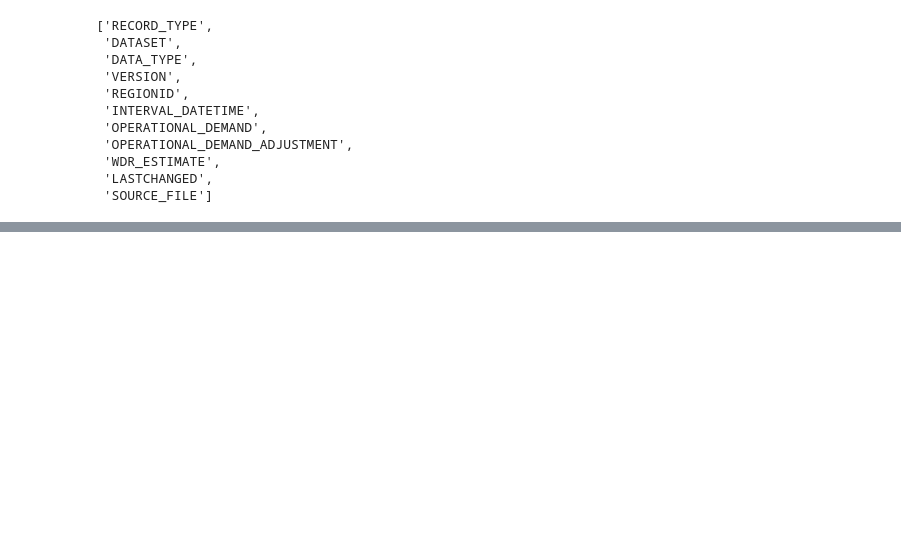
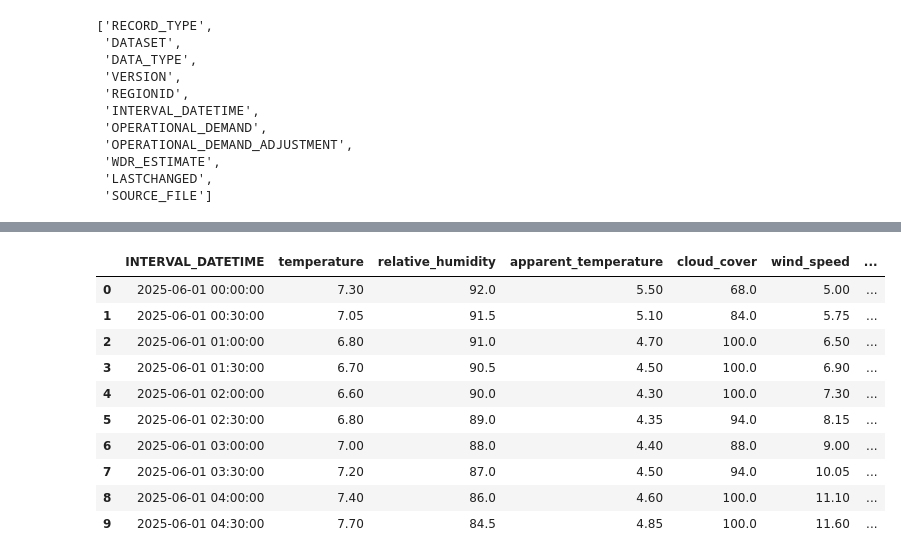
Before and after one commit to abeythomas1997/nem-demand-forecasting, a Jupyter notebook: notebooks/dummi.ipynb, the cells around one changed output, grey strips where cells are left out. Cells and saved outputs as stored; diff of their text form; code cells hidden in the pictures; blank space fills up the shorter version.

Commit message:
weather

```diff
--- a/notebooks/dummi.ipynb
+++ b/notebooks/dummi.ipynb
@@ -71,0 +438,20 @@ ImportError: cannot import name 'clean_operational_demand' from 'src.processing.
+# %%
+# Re-download the weather data using fixed AEST.
+
+# AEMO/NEM timestamps use Australian Eastern Standard Time:
+# UTC+10 throughout the year, without daylight-saving changes.
+#
+# Australia/Brisbane provides fixed UTC+10 while keeping the
+# weather coordinates located in Melbourne.
+
+weather_raw_df = load_historical_weather(
+    start_date="2025-06-01",
+    end_date="2026-06-01",
+    latitude=-37.8136,
+    longitude=144.9631,
+    timezone="Australia/Brisbane",
+)
+
+print(weather_raw_df.attrs["timezone"])
+print(weather_raw_df["time"].min())
+print(weather_raw_df["time"].max())
@@ -71,0 +531,4 @@ ImportError: cannot import name 'clean_operational_demand' from 'src.processing.
+# %%
+weather_clean_df = clean_weather_data(
+    weather_raw_df
+)
@@ -71,0 +578,14 @@ ImportError: cannot import name 'clean_operational_demand' from 'src.processing.
+# %%
+weather_clean_df.head(10)
+# %% [output]
+|  | INTERVAL_DATETIME | temperature | relative_humidity | apparent_temperature | cloud_cover | wind_speed | ... |
+| 0 | 2025-06-01 00:00:00 | 7.30 | 92.0 | 5.50 | 68.0 | 5.00 | ... |
+| 1 | 2025-06-01 00:30:00 | 7.05 | 91.5 | 5.10 | 84.0 | 5.75 | ... |
+| 2 | 2025-06-01 01:00:00 | 6.80 | 91.0 | 4.70 | 100.0 | 6.50 | ... |
+| 3 | 2025-06-01 01:30:00 | 6.70 | 90.5 | 4.50 | 100.0 | 6.90 | ... |
+| 4 | 2025-06-01 02:00:00 | 6.60 | 90.0 | 4.30 | 100.0 | 7.30 | ... |
+| 5 | 2025-06-01 02:30:00 | 6.80 | 89.0 | 4.35 | 94.0 | 8.15 | ... |
+| 6 | 2025-06-01 03:00:00 | 7.00 | 88.0 | 4.40 | 88.0 | 9.00 | ... |
+| 7 | 2025-06-01 03:30:00 | 7.20 | 87.0 | 4.50 | 94.0 | 10.05 | ... |
+| 8 | 2025-06-01 04:00:00 | 7.40 | 86.0 | 4.60 | 100.0 | 11.10 | ... |
+| 9 | 2025-06-01 04:30:00 | 7.70 | 84.5 | 4.85 | 100.0 | 11.60 | ... |
```
Also changed, not shown: parts of 52 cells of this notebook, 4 other files.
